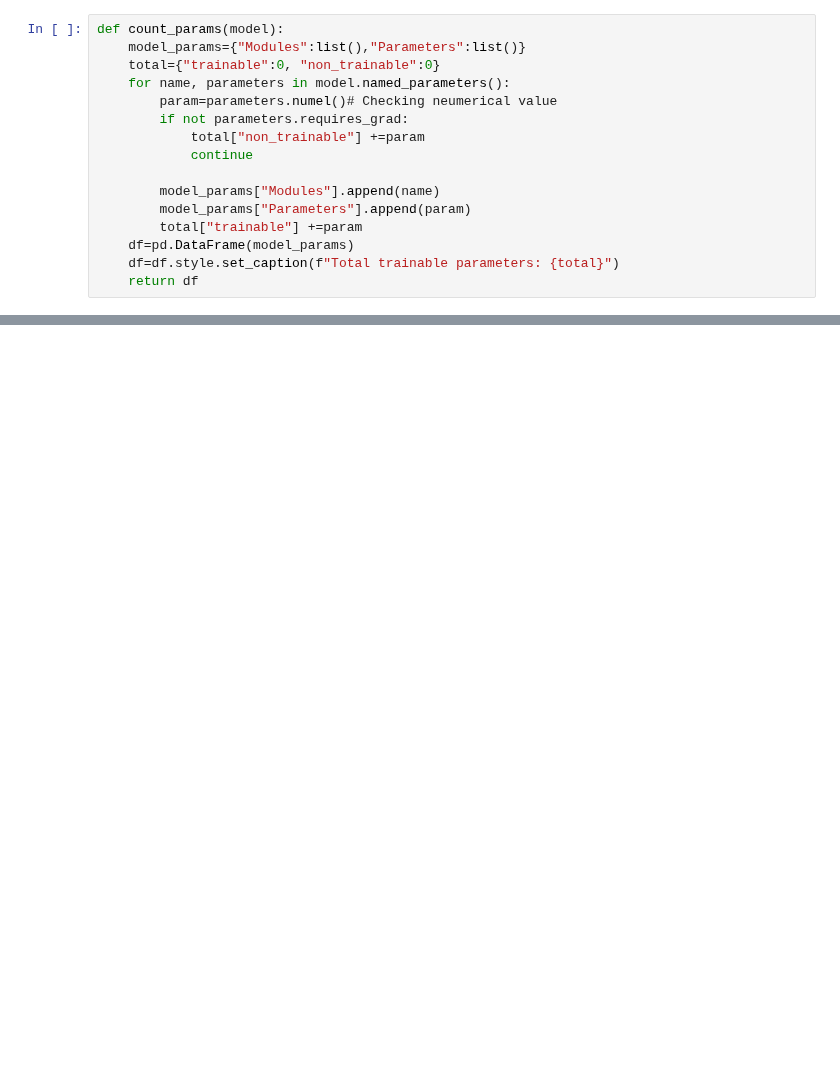
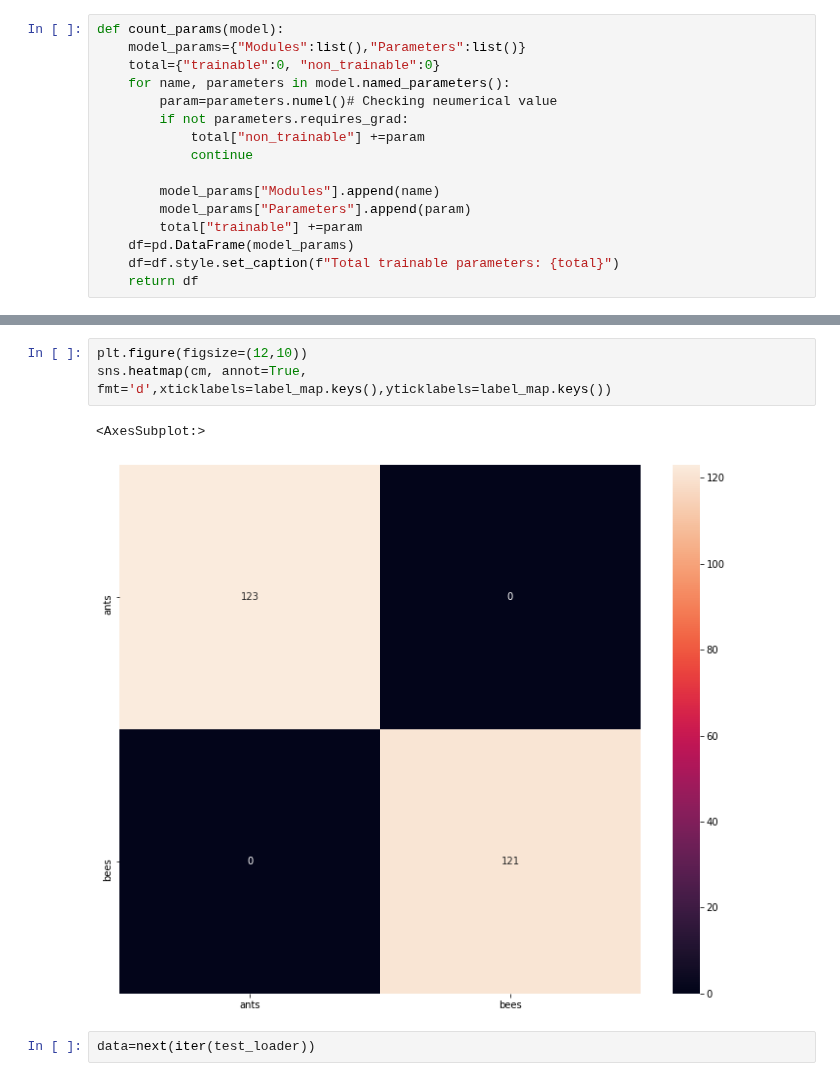
Before and after one commit to ds-fau-ck/PyTorch_Tutorial, a Jupyter notebook: PyTorch/Transfer_Learning/Transfer_Learning_With_PyTorch.ipynb, the cells around one changed output, grey strips where cells are left out. Drawn from its saved outputs; the diff is of its cells as text; blank space fills up the shorter version.

```diff
--- a/PyTorch/Transfer_Learning/Transfer_Learning_With_PyTorch.ipynb
+++ b/PyTorch/Transfer_Learning/Transfer_Learning_With_PyTorch.ipynb
@@ -159,0 +308,8 @@ def count_params(model):
+# %%
+plt.figure(figsize=(12,10))
+sns.heatmap(cm, annot=True, fmt='d',xticklabels=label_map.keys(),yticklabels=label_map.keys())
+# %% [output]
+<AxesSubplot:>
+[figure, added]
+# %%
+data=next(iter(test_loader))
```
Also changed, not shown: parts of 32 cells of this notebook.
